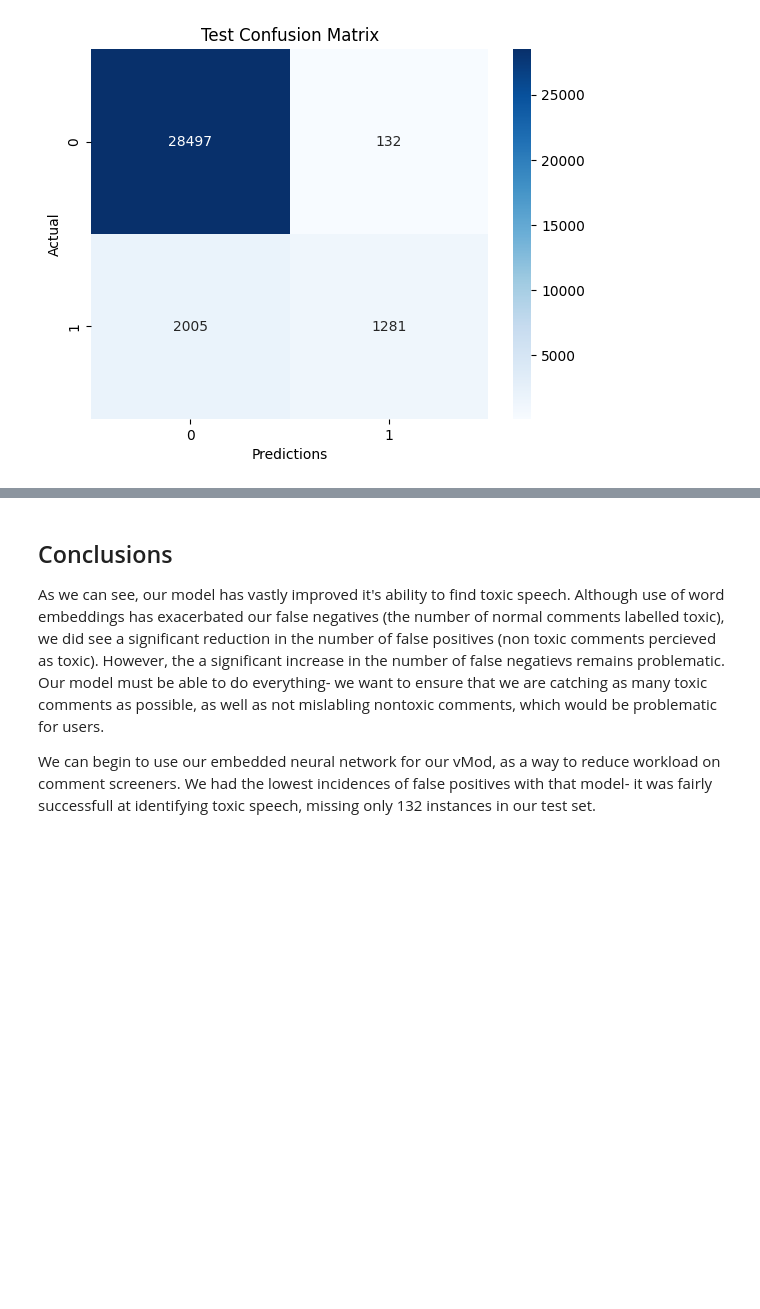
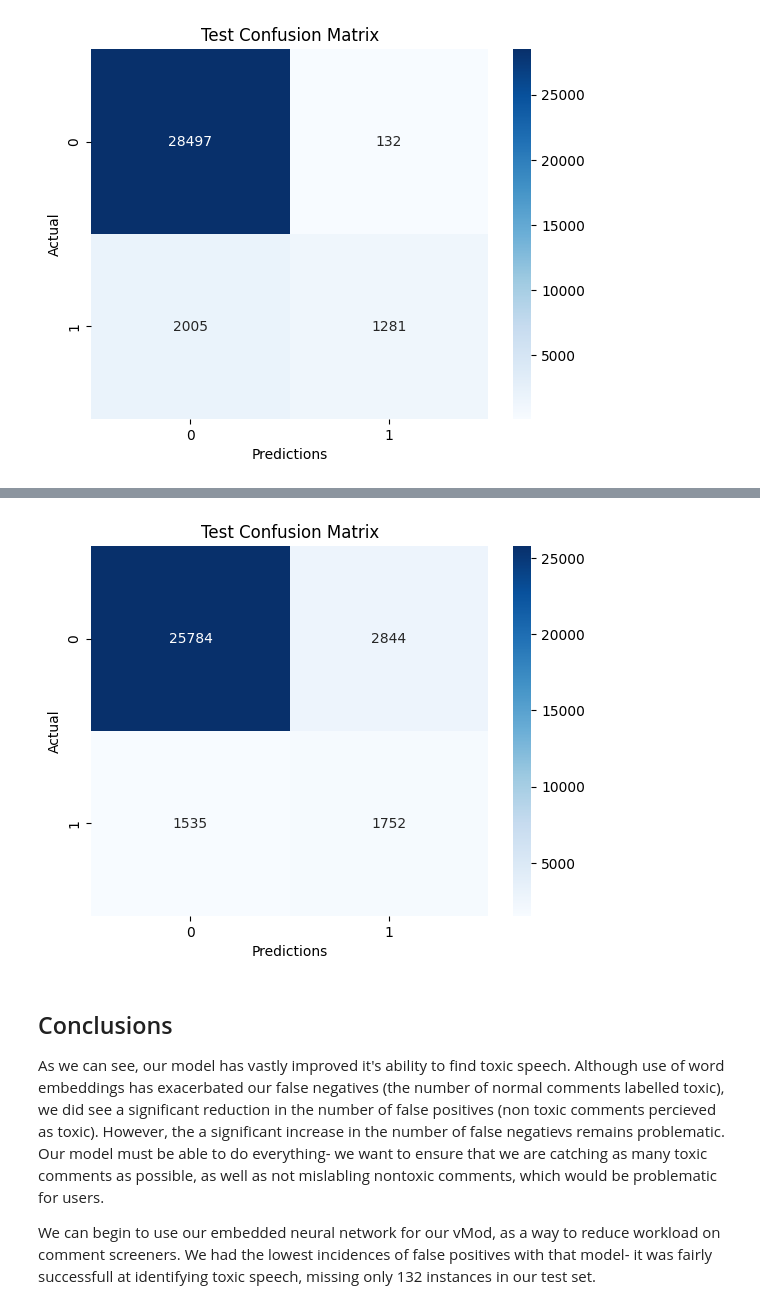
Before and after one commit to slowings/NLP_identifying_trolls, a Jupyter notebook: NLP_identifying_trolls.ipynb, the cells around one changed output, grey strips where cells are left out. Drawn from its saved outputs; the diff is of its cells as text; code cells hidden in the pictures; blank space fills up the shorter version.

Commit message:
added smote to emb model

```diff
--- a/NLP_identifying_trolls.ipynb
+++ b/NLP_identifying_trolls.ipynb
@@ -584,5 +582,5 @@ ytrain_e = train['Toxic']
 # %%
-x_train, x_test, y_train, y_test = train_test_split(train_e, ytrain_e, test_size=0.2)
+x_train, x_test, y_train, y_test = train_test_split(train_bi, ytrain_bi, test_size=0.2)
 # %%
 tokenizer = Tokenizer(num_words = vocab_size,
                       char_level = False,
@@ -724,0 +743,26 @@ plt.show()
+# %%
+smt=SMOTE(random_state=42, k_neighbors=13)
+X_train_SMOTE, y_train_SMOTE = smt.fit_resample(testing_padded, y_test)
+# %%
+# Define model architecture
+smote_model = Sequential()
+smote_model.add(Embedding(vocab_size,
+                    embedding_dim,
+                    input_length = max_len))
+smote_model.add(GlobalAveragePooling1D())
+smote_model.add(Dense(24, activation='relu'))
+smote_model.add(Dropout(drop_value))
+smote_model.add(Dense(1, activation='sigmoid'))
+# Compile model
+smote_model.compile(loss = 'binary_crossentropy',
+              optimizer = 'adam',
+              metrics = 'acc')
+# %%
+num_epochs = 6
+early_stop = EarlyStopping(monitor='val_loss', patience=3)
+history = smote_model.fit(X_train_SMOTE,
+                    y_train_SMOTE,
+                    epochs=num_epochs,
+                    validation_data=(testing_padded, y_test),
+                    callbacks =[early_stop],
+                    verbose=2)
@@ -724,0 +782,13 @@ plt.show()
+# %%
+# plot test confusion matrix
+y_hat_test = smote_model.predict(testing_padded)
+thresh = 0.5
+y_pred = (y_hat_test > thresh).astype(int)
+y_true = y_test.astype(int)
+cm = confusion_matrix(y_true, y_pred)
+sns.heatmap(cm, annot=True, cmap='Blues', fmt='0.5g')
+plt.xlabel('Predictions')
+plt.ylabel('Actual')
+plt.title('Test Confusion Matrix')
+plt.show()
+# %% [output]
@@ -725,3 +796,4 @@ plt.show()
+[figure, added]
 # %% [markdown]
 ## Conclusions
 
```
Also changed, not shown: parts of 9 cells of this notebook.
